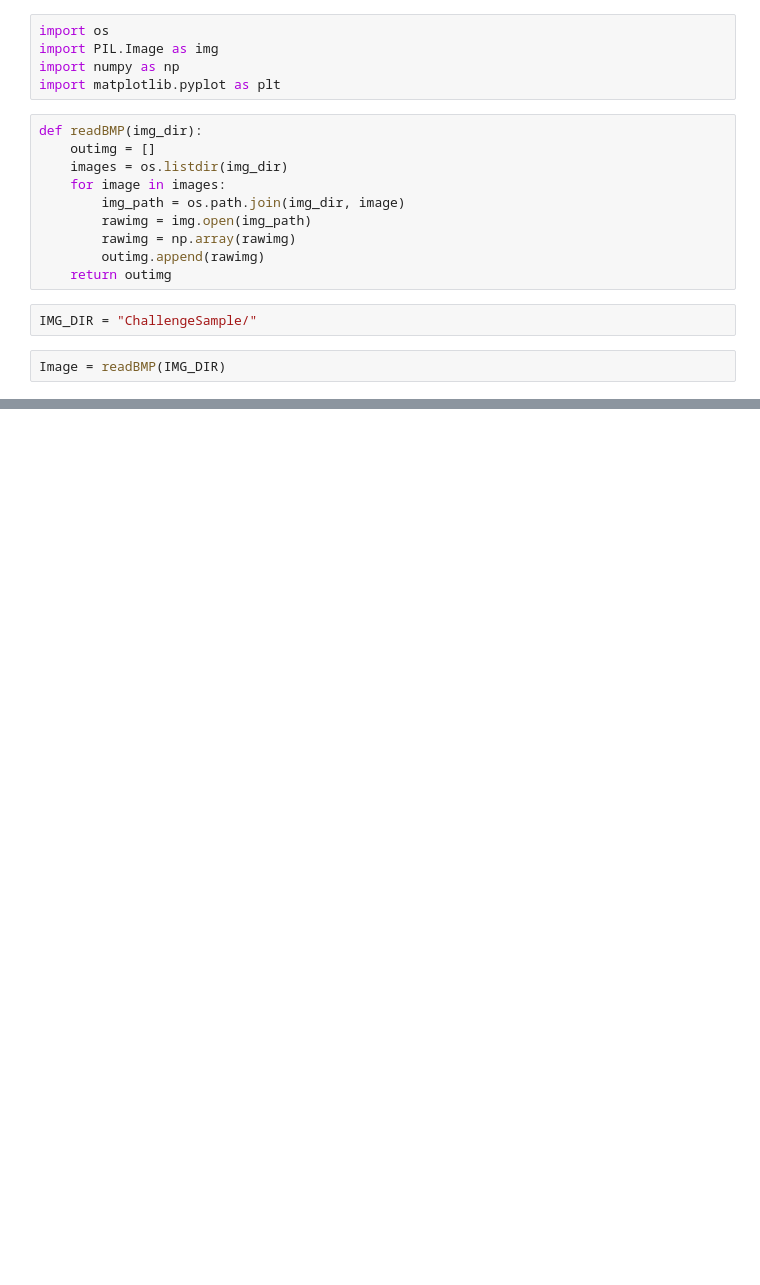
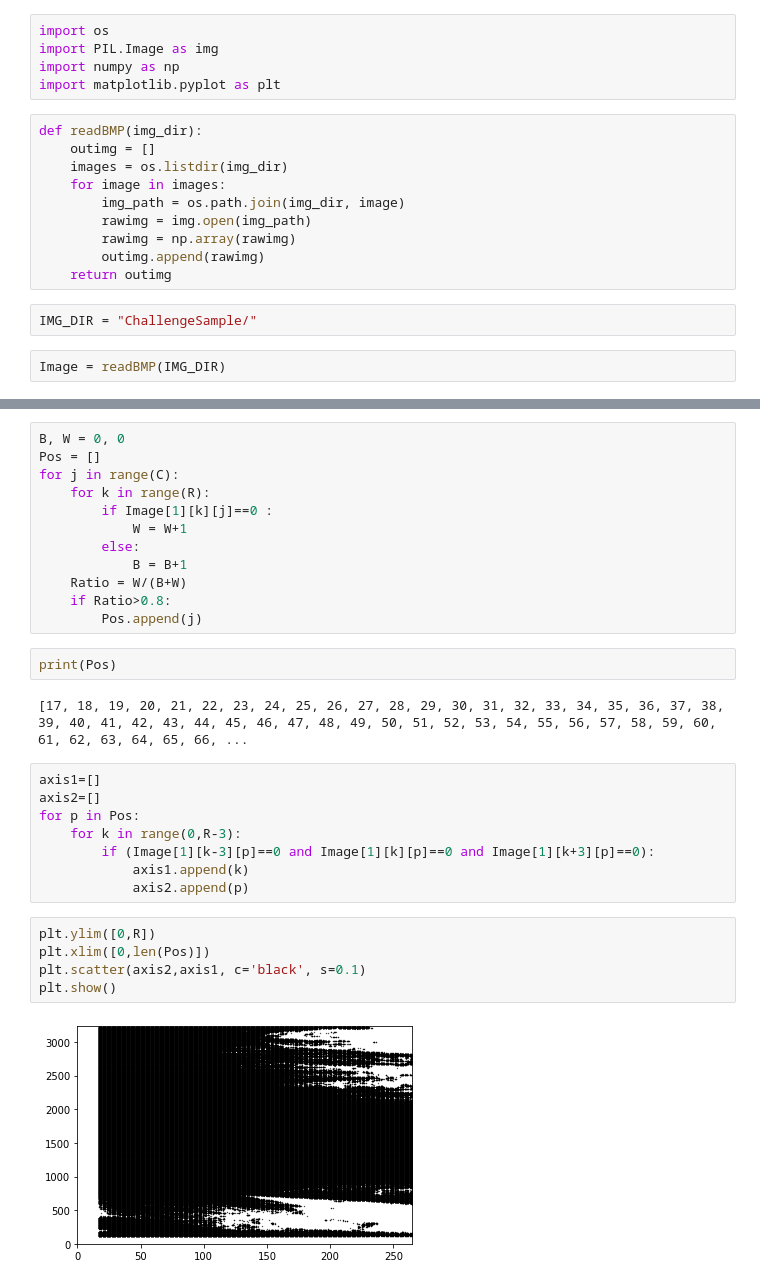
Before and after one commit to wkdalswns0427/UNet-MRI-Spine-Segmentation, a Jupyter notebook: Preliminary.ipynb, the cells around one changed output, grey strips where cells are left out. Cells and saved outputs as stored; diff of their text form; blank space fills up the shorter version.

```diff
--- a/Preliminary.ipynb
+++ b/Preliminary.ipynb
@@ -24,0 +39,31 @@ plt.imshow(Image[1], cmap='gray')
+# %%
+B, W = 0, 0
+Pos = []
+for j in range(C):
+    for k in range(R):
+        if Image[1][k][j]==0 :
+            W = W+1
+        else:
+            B = B+1
+    Ratio = W/(B+W)
+    if Ratio>0.8:
+        Pos.append(j)
+# %%
+print(Pos)
+# %% [output]
+[17, 18, 19, 20, 21, 22, 23, 24, 25, 26, 27, 28, 29, 30, 31, 32, 33, 34, 35, 36, 37, 38, 39, 40, 41, 42, 43, 44, 45, 46, 47, 48, 49, 50, 51, 52, 53, 54, 55, 56, 57, 58, 59, 60, 61, 62, 63, 64, 65, 66, ...
+# %%
+axis1=[]
+axis2=[]
+for p in Pos:
+    for k in range(0,R-3):
+        if (Image[1][k-3][p]==0 and Image[1][k][p]==0 and Image[1][k+3][p]==0):
+            axis1.append(k)
+            axis2.append(p)
+# %%
+plt.ylim([0,R])
+plt.xlim([0,len(Pos)])
+plt.scatter(axis2,axis1, c='black', s=0.1)
+plt.show()
+# %% [output]
+[figure, added]
```
Also changed, not shown: parts of 3 cells of this notebook.
